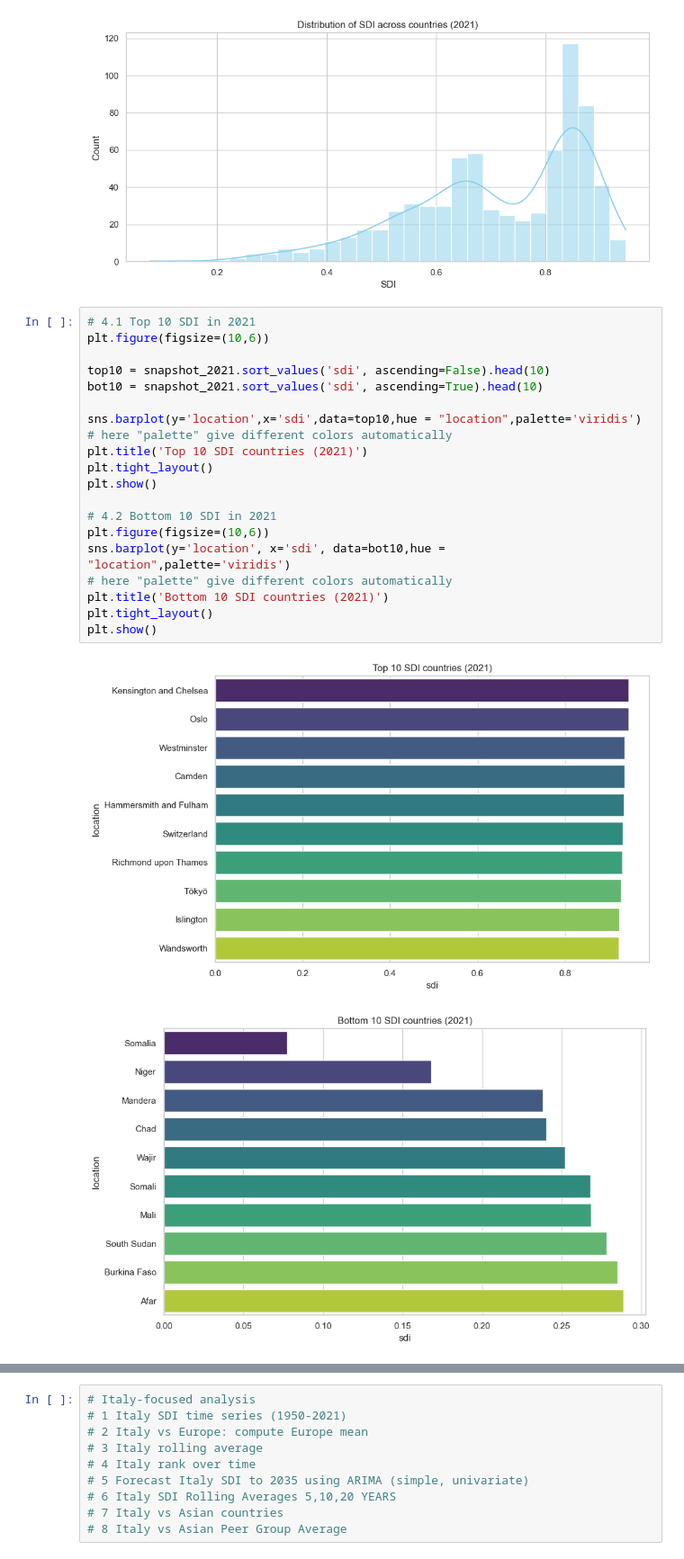
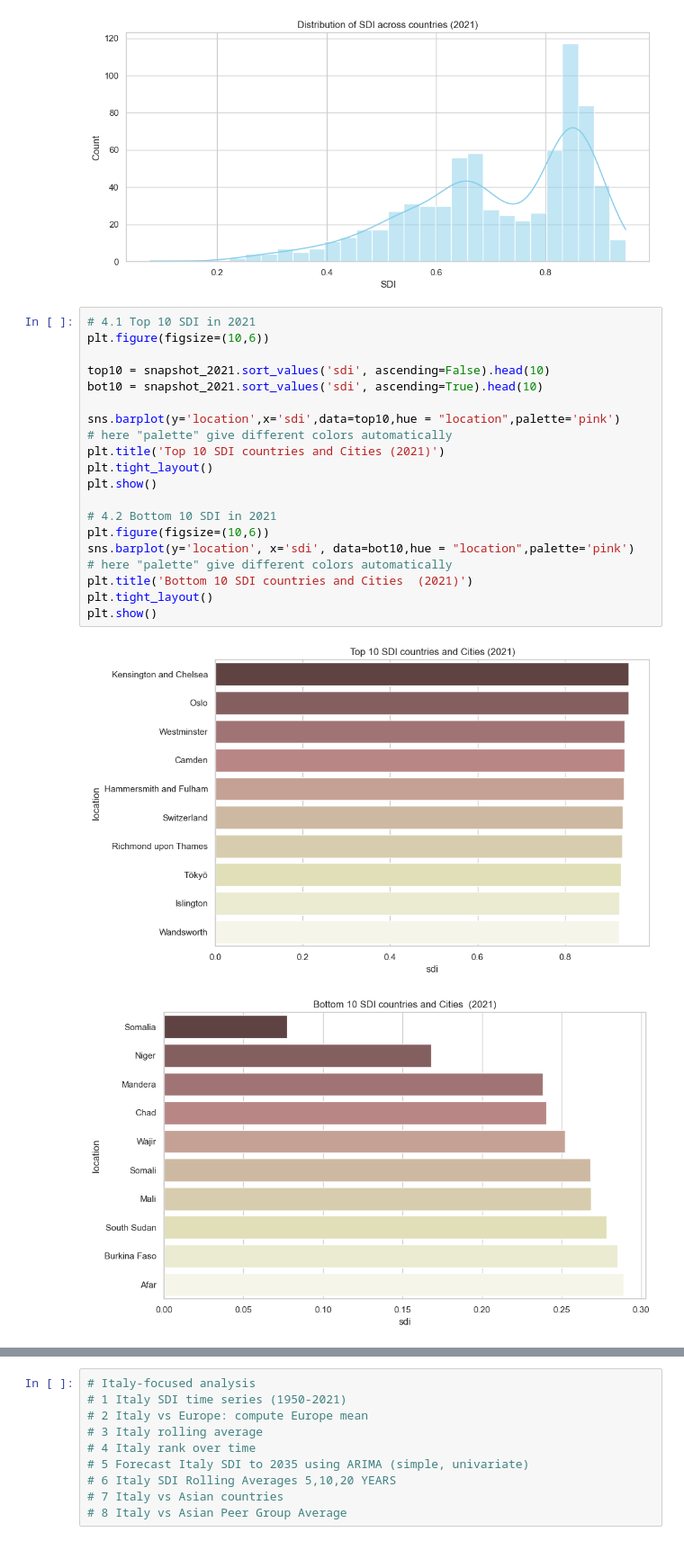
Before and after one commit to samiwadh/Global-Burden-of-Disease-Project, a Jupyter notebook: SDI Visualization.ipynb, the cells around one changed output, grey strips where cells are left out. Shown at 90% size. Drawn from its saved outputs; the diff is of its cells as text.

```diff
--- a/SDI Visualization.ipynb
+++ b/SDI Visualization.ipynb
@@ -162,26 +153,26 @@ plt.show()
 # %%
 # 4.1 Top 10 SDI in 2021
 plt.figure(figsize=(10,6))
 
 top10 = snapshot_2021.sort_values('sdi', ascending=False).head(10)
 bot10 = snapshot_2021.sort_values('sdi', ascending=True).head(10)
 
-sns.barplot(y='location',x='sdi',data=top10,hue = "location",palette='viridis')
+sns.barplot(y='location',x='sdi',data=top10,hue = "location",palette='pink')
 # here "palette" give different colors automatically
-plt.title('Top 10 SDI countries (2021)')
+plt.title('Top 10 SDI countries and Cities (2021)')
 plt.tight_layout()
 plt.show()
 
 # 4.2 Bottom 10 SDI in 2021
 plt.figure(figsize=(10,6))
-sns.barplot(y='location', x='sdi', data=bot10,hue = "location",palette='viridis')
+sns.barplot(y='location', x='sdi', data=bot10,hue = "location",palette='pink')
 # here "palette" give different colors automatically
-plt.title('Bottom 10 SDI countries (2021)')
+plt.title('Bottom 10 SDI countries and Cities  (2021)')
 plt.tight_layout()
 plt.show()
 # %% [output]
-[figure, old version]
+[figure, new version]
-[figure, old version]
+[figure, new version]
 # %%
 
 # 5) Heatmap for selected countries
```
Also changed, not shown: parts of 11 cells of this notebook, 9 other files.
